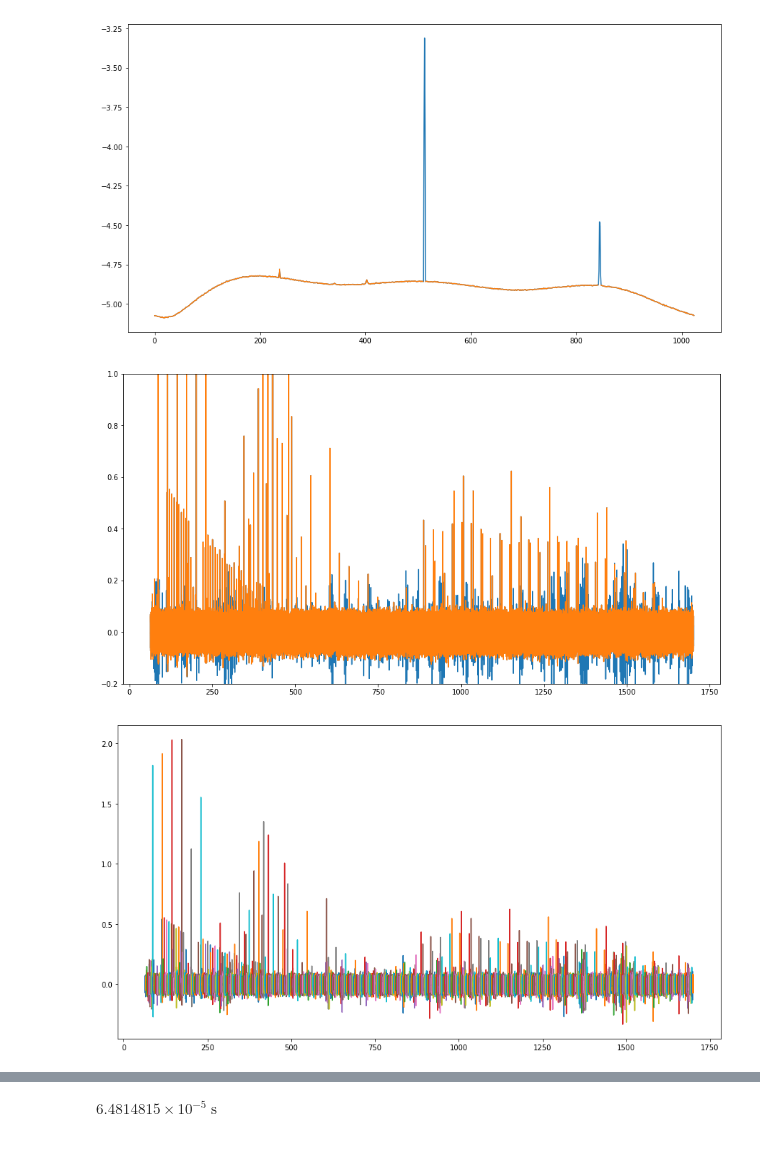
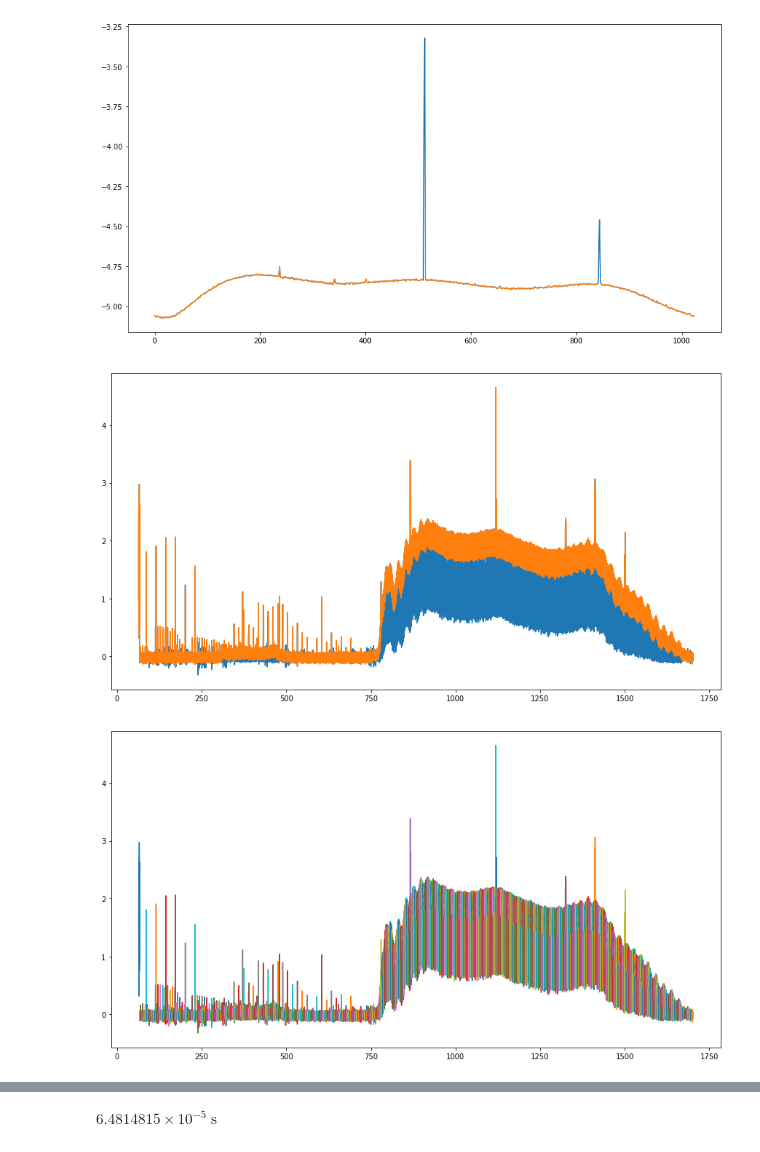
Before and after one commit to UPennEoR/MiniRadioTelescope, a Jupyter notebook: RTLSDR/RTLSDR_scan.ipynb, the cells around one changed output, grey strips where cells are left out. Cells and saved outputs as stored; diff of their text form; code cells hidden in the pictures.

```diff
--- a/RTLSDR/RTLSDR_scan.ipynb
+++ b/RTLSDR/RTLSDR_scan.ipynb
@@ -93,5 +97,5 @@ plt.show()
 # %%
-bckgrnd = np.median(psd_array,axis=1)
+bckgrnd = np.median(psd_array[:,0:250],axis=1)
 bckgrnd_array = np.outer(bckgrnd,np.ones(nfreq))
 bckgrnd_array.shape
 # %% [output]
@@ -117,19 +121,19 @@ flags_all = np.reshape(flags_array.T,nfreq_spec)
 # %%
 plt.figure(figsize=(15,8))
 plt.plot(freq_all,np.log10(psd_all))
 plt.plot(freq_all,np.log10(psd_all/flags_all))
 #plt.xlim([1250,1500])
-plt.ylim([-0.2,1])
+#plt.ylim([-0.2,1])
 plt.show()
 # %% [output]
-[figure, old version]
+[figure, new version]
 # %%
 plt.figure(figsize=(15,8))
 plt.plot(freq_array,np.log10(psd_array/bckgrnd_array))#/flags_array))
 #plt.xlim([740,760])
 plt.show()
 # %% [output]
-[figure, old version]
+[figure, new version]
 # %%
 #%%
 plt.figure(figsize=(15,8))
```
Also changed, not shown: parts of 6 cells of this notebook, 3 other files.
